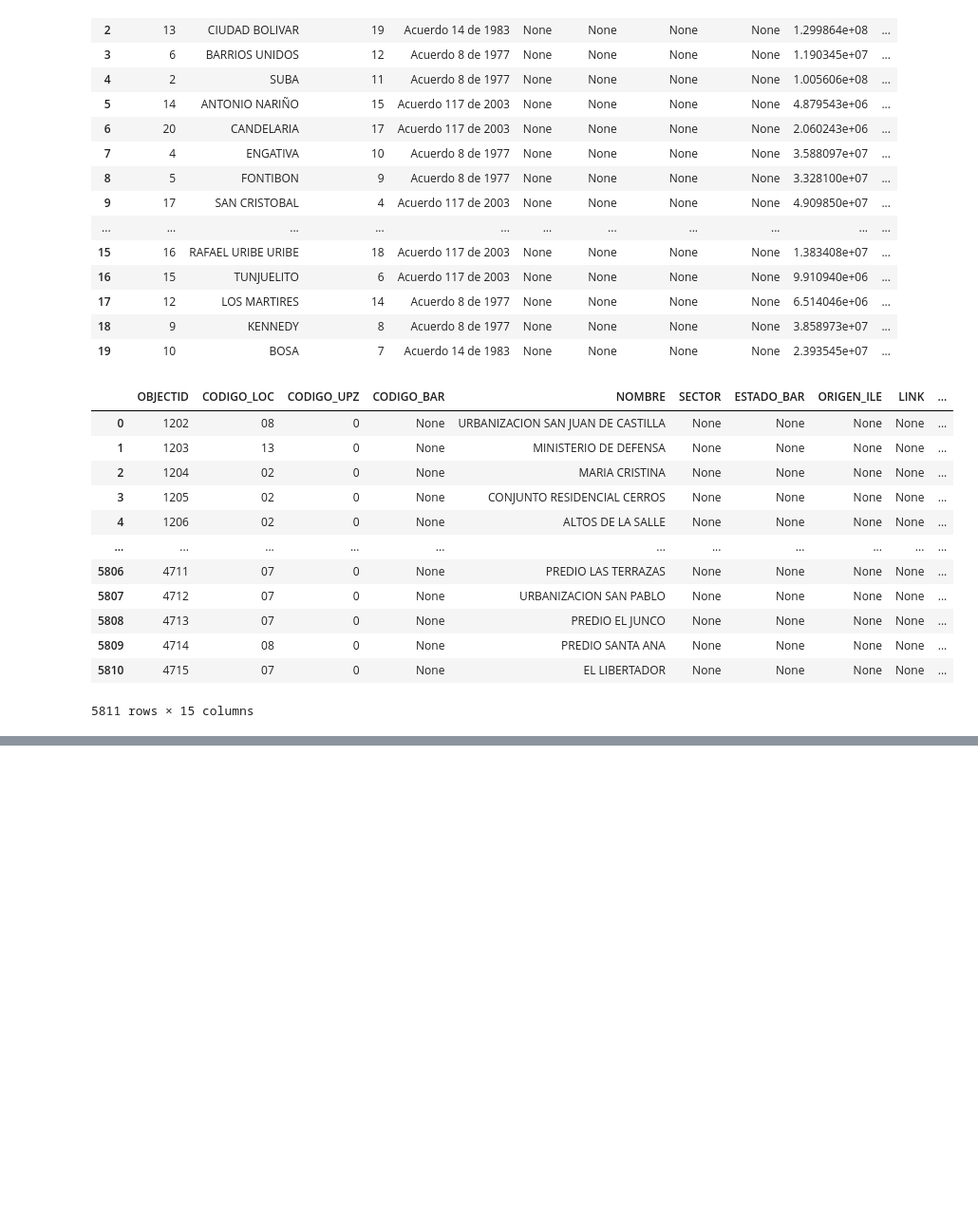
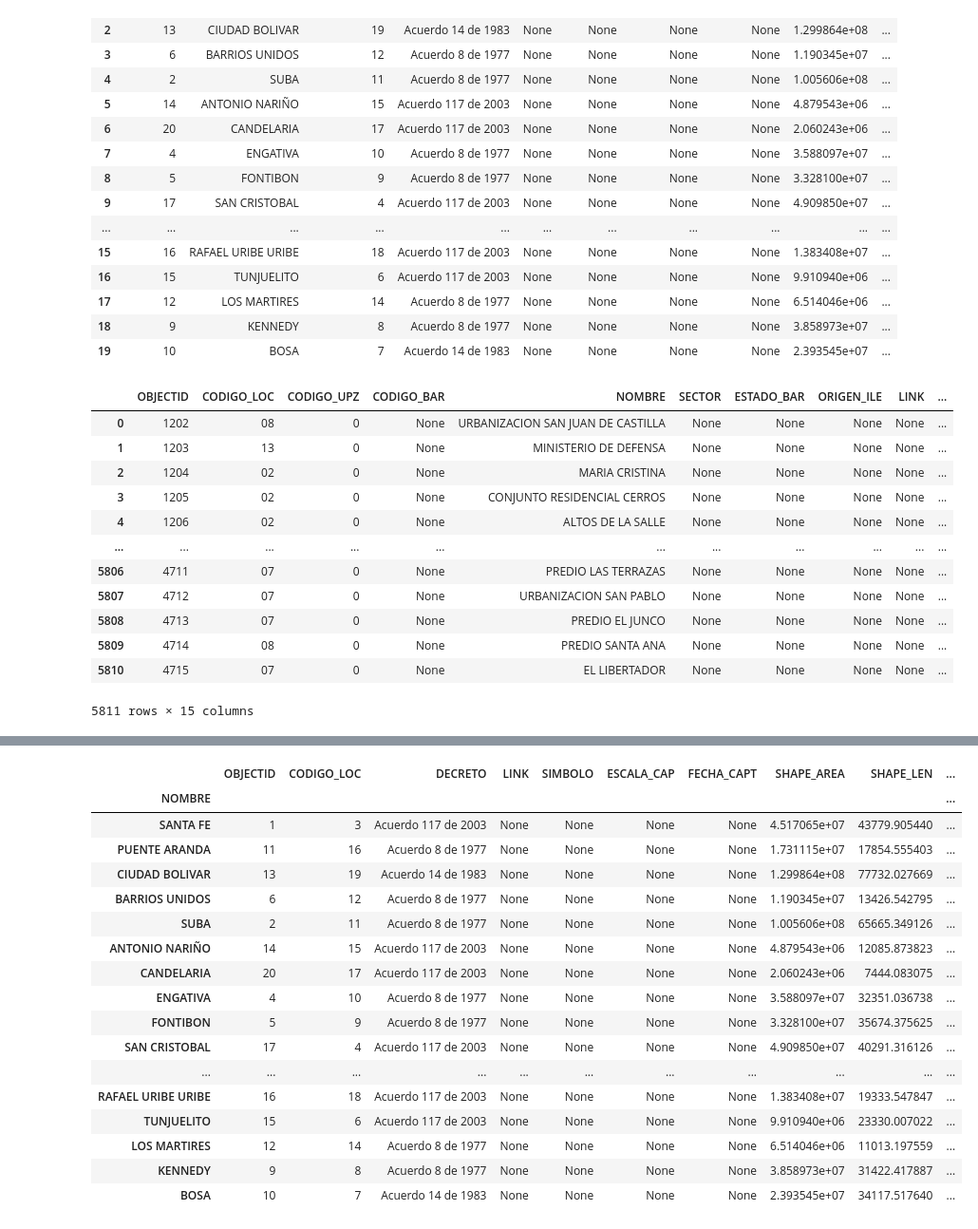
Before and after one commit to GaloRomero/pythonCode, a Jupyter notebook: GeoPandas.ipynb, the cells around one changed output, grey strips where cells are left out. Shown at 95% size. Saved outputs shown, nothing was run; the diff lists cells and outputs as text; code cells hidden in the pictures; blank space fills up the shorter version.

```diff
--- a/GeoPandas.ipynb
+++ b/GeoPandas.ipynb
@@ -40,0 +83,24 @@ barrios_zip
+# %%
+# Esto es un GeoDataFrame
+# Asigno como índice del GeoDataFrame el campo 'NOMBRE'
+localidades_shp = localidades_shp.set_index("NOMBRE")
+localidades_shp
+# %% [output]
+|  | OBJECTID | CODIGO_LOC | DECRETO | LINK | SIMBOLO | ESCALA_CAP | FECHA_CAPT | SHAPE_AREA | SHAPE_LEN | ... |
+| NOMBRE |  |  |  |  |  |  |  |  |  | ... |
+| SANTA FE | 1 | 3 | Acuerdo 117 de 2003 | None | None | None | None | 4.517065e+07 | 43779.905440 | ... |
+| PUENTE ARANDA | 11 | 16 | Acuerdo 8 de 1977 | None | None | None | None | 1.731115e+07 | 17854.555403 | ... |
+| CIUDAD BOLIVAR | 13 | 19 | Acuerdo 14 de 1983 | None | None | None | None | 1.299864e+08 | 77732.027669 | ... |
+| BARRIOS UNIDOS | 6 | 12 | Acuerdo 8 de 1977 | None | None | None | None | 1.190345e+07 | 13426.542795 | ... |
+| SUBA | 2 | 11 | Acuerdo 8 de 1977 | None | None | None | None | 1.005606e+08 | 65665.349126 | ... |
+| ANTONIO NARIÑO | 14 | 15 | Acuerdo 117 de 2003 | None | None | None | None | 4.879543e+06 | 12085.873823 | ... |
+| CANDELARIA | 20 | 17 | Acuerdo 117 de 2003 | None | None | None | None | 2.060243e+06 | 7444.083075 | ... |
+| ENGATIVA | 4 | 10 | Acuerdo 8 de 1977 | None | None | None | None | 3.588097e+07 | 32351.036738 | ... |
+| FONTIBON | 5 | 9 | Acuerdo 8 de 1977 | None | None | None | None | 3.328100e+07 | 35674.375625 | ... |
+| SAN CRISTOBAL | 17 | 4 | Acuerdo 117 de 2003 | None | None | None | None | 4.909850e+07 | 40291.316126 | ... |
+| ... | ... | ... | ... | ... | ... | ... | ... | ... | ... | ... |
+| RAFAEL URIBE URIBE | 16 | 18 | Acuerdo 117 de 2003 | None | None | None | None | 1.383408e+07 | 19333.547847 | ... |
+| TUNJUELITO | 15 | 6 | Acuerdo 117 de 2003 | None | None | None | None | 9.910940e+06 | 23330.007022 | ... |
+| LOS MARTIRES | 12 | 14 | Acuerdo 8 de 1977 | None | None | None | None | 6.514046e+06 | 11013.197559 | ... |
+| KENNEDY | 9 | 8 | Acuerdo 8 de 1977 | None | None | None | None | 3.858973e+07 | 31422.417887 | ... |
+| BOSA | 10 | 7 | Acuerdo 14 de 1983 | None | None | None | None | 2.393545e+07 | 34117.517640 | ... |
```
Also changed, not shown: parts of 10 cells of this notebook.
